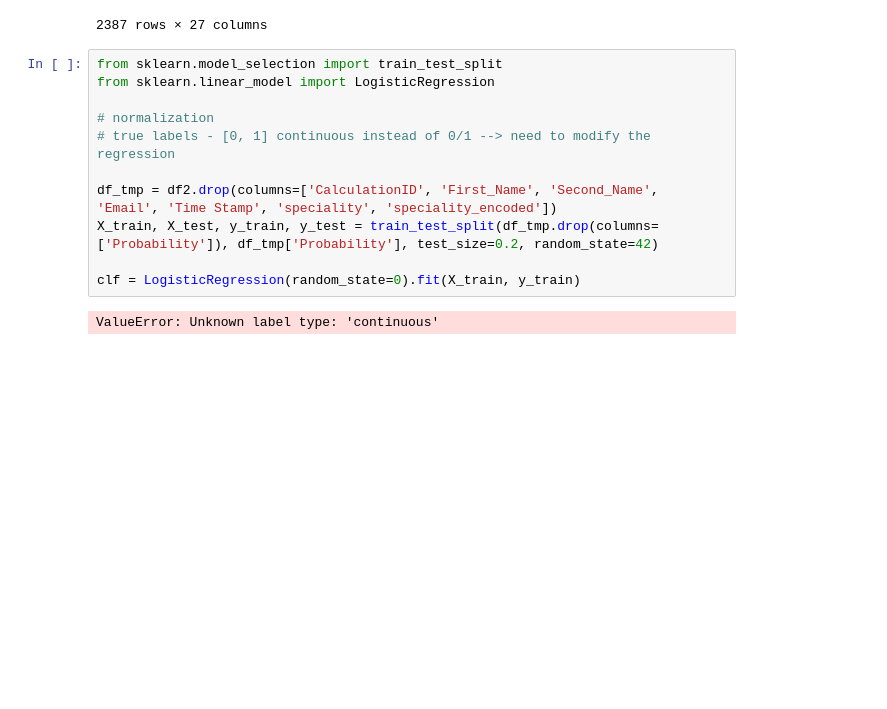
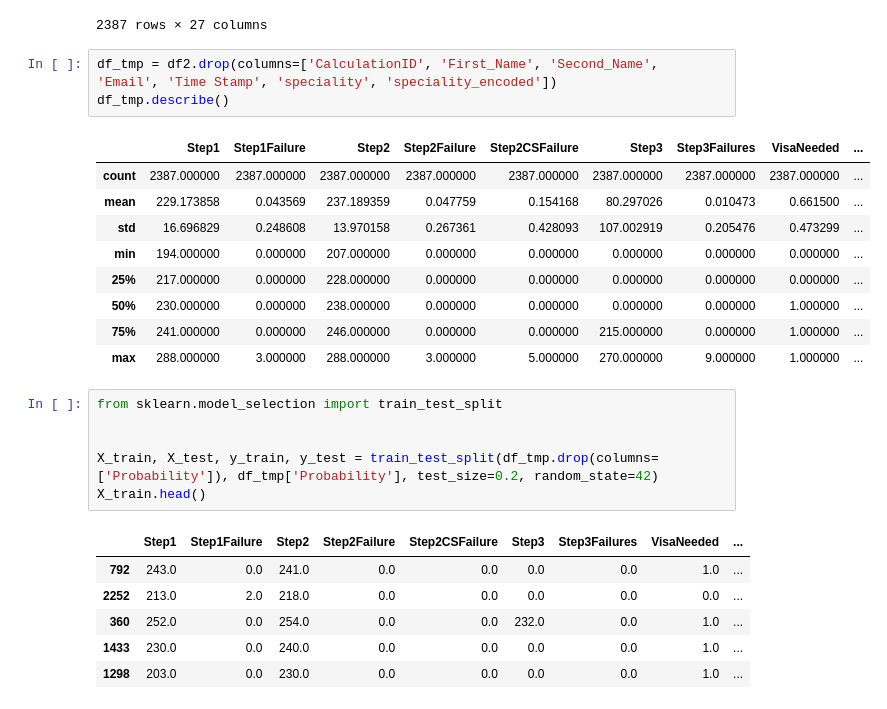
Before and after one commit to Huang-Raoyi/usmle-web-calculator-demo, a Jupyter notebook: data-model/logisticRegression.ipynb, the cells around one changed output. Cells and saved outputs as stored; diff of their text form; blank space fills up the shorter version.

Commit message:
finish data model development

```diff
--- a/data-model/logisticRegression.ipynb
+++ b/data-model/logisticRegression.ipynb
@@ -145,16 +145,29 @@ df2
 | 2385 | 2601 | Seifu | Abera | sfmngsh@gmail.com | 275.0 | 0.0 | 280.0 | 0.0 | ... |
 | 2386 | 2602 | Tee | Ed | teniolamd@gmail.com | 228.0 | 0.0 | 230.0 | 0.0 | ... |
 2387 rows × 27 columns
+# %%
+df_tmp = df2.drop(columns=['CalculationID', 'First_Name', 'Second_Name', 'Email', 'Time Stamp', 'speciality', 'speciality_encoded'])
+df_tmp.describe()
+# %% [output]
+|  | Step1 | Step1Failure | Step2 | Step2Failure | Step2CSFailure | Step3 | Step3Failures | VisaNeeded | ... |
+| count | 2387.000000 | 2387.000000 | 2387.000000 | 2387.000000 | 2387.000000 | 2387.000000 | 2387.000000 | 2387.000000 | ... |
+| mean | 229.173858 | 0.043569 | 237.189359 | 0.047759 | 0.154168 | 80.297026 | 0.010473 | 0.661500 | ... |
+| std | 16.696829 | 0.248608 | 13.970158 | 0.267361 | 0.428093 | 107.002919 | 0.205476 | 0.473299 | ... |
+| min | 194.000000 | 0.000000 | 207.000000 | 0.000000 | 0.000000 | 0.000000 | 0.000000 | 0.000000 | ... |
+| 25% | 217.000000 | 0.000000 | 228.000000 | 0.000000 | 0.000000 | 0.000000 | 0.000000 | 0.000000 | ... |
+| 50% | 230.000000 | 0.000000 | 238.000000 | 0.000000 | 0.000000 | 0.000000 | 0.000000 | 1.000000 | ... |
+| 75% | 241.000000 | 0.000000 | 246.000000 | 0.000000 | 0.000000 | 215.000000 | 0.000000 | 1.000000 | ... |
+| max | 288.000000 | 3.000000 | 288.000000 | 3.000000 | 5.000000 | 270.000000 | 9.000000 | 1.000000 | ... |
 # %%
 from sklearn.model_selection import train_test_split
-from sklearn.linear_model import LogisticRegression
 
-# normalization
-# true labels - [0, 1] continuous instead of 0/1 --> need to modify the regression
 
-df_tmp = df2.drop(columns=['CalculationID', 'First_Name', 'Second_Name', 'Email', 'Time Stamp', 'speciality', 'speciality_encoded'])
 X_train, X_test, y_train, y_test = train_test_split(df_tmp.drop(columns=['Probability']), df_tmp['Probability'], test_size=0.2, random_state=42)
-
-clf = LogisticRegression(random_state=0).fit(X_train, y_train)
+X_train.head()
 # %% [output]
-ValueError: Unknown label type: 'continuous'
+|  | Step1 | Step1Failure | Step2 | Step2Failure | Step2CSFailure | Step3 | Step3Failures | VisaNeeded | ... |
+| 792 | 243.0 | 0.0 | 241.0 | 0.0 | 0.0 | 0.0 | 0.0 | 1.0 | ... |
+| 2252 | 213.0 | 2.0 | 218.0 | 0.0 | 0.0 | 0.0 | 0.0 | 0.0 | ... |
+| 360 | 252.0 | 0.0 | 254.0 | 0.0 | 0.0 | 232.0 | 0.0 | 1.0 | ... |
+| 1433 | 230.0 | 0.0 | 240.0 | 0.0 | 0.0 | 0.0 | 0.0 | 1.0 | ... |
+| 1298 | 203.0 | 0.0 | 230.0 | 0.0 | 0.0 | 0.0 | 0.0 | 1.0 | ... |
```
Also changed, not shown: parts of 23 cells of this notebook, 1 other file.
